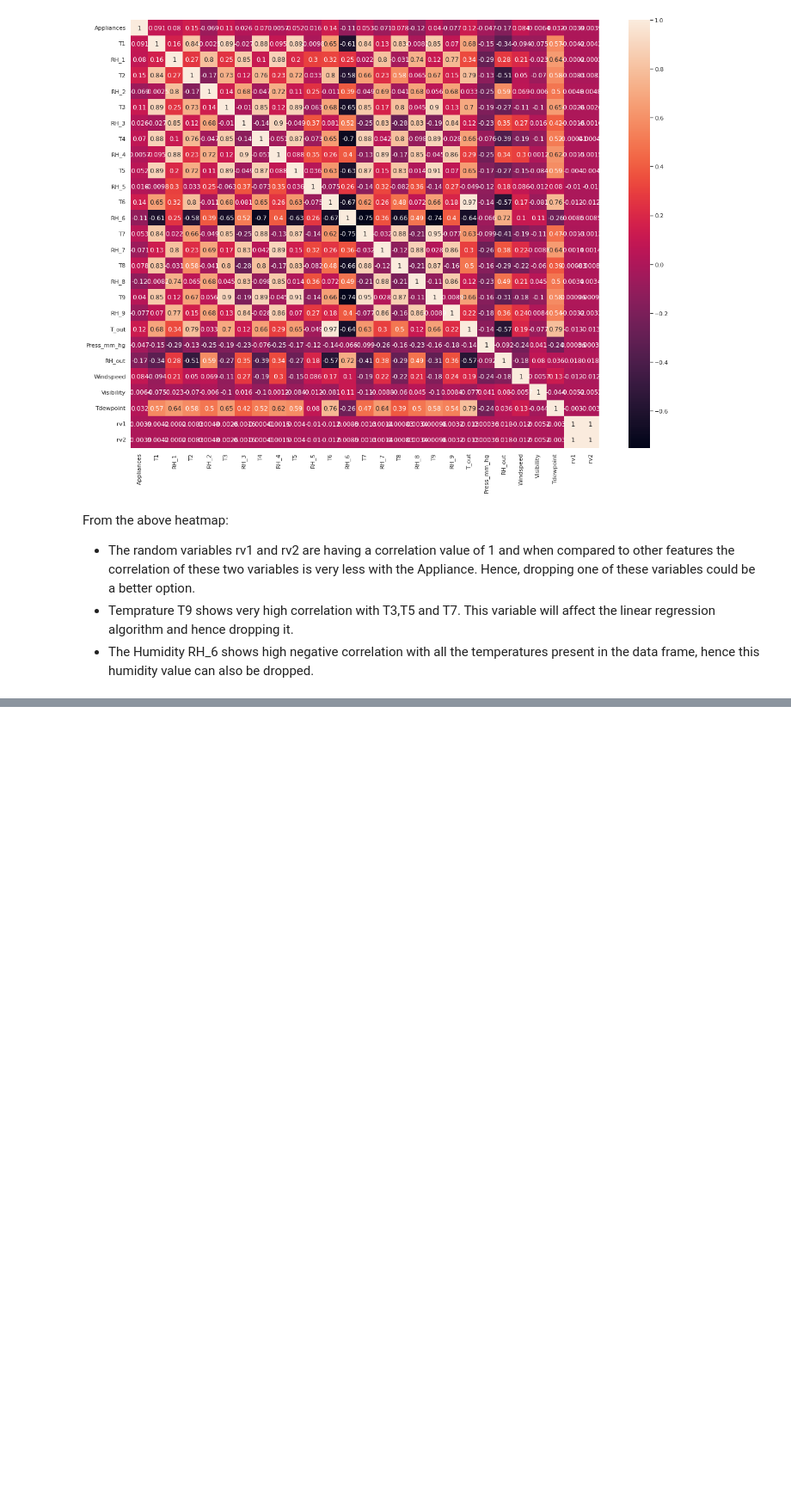
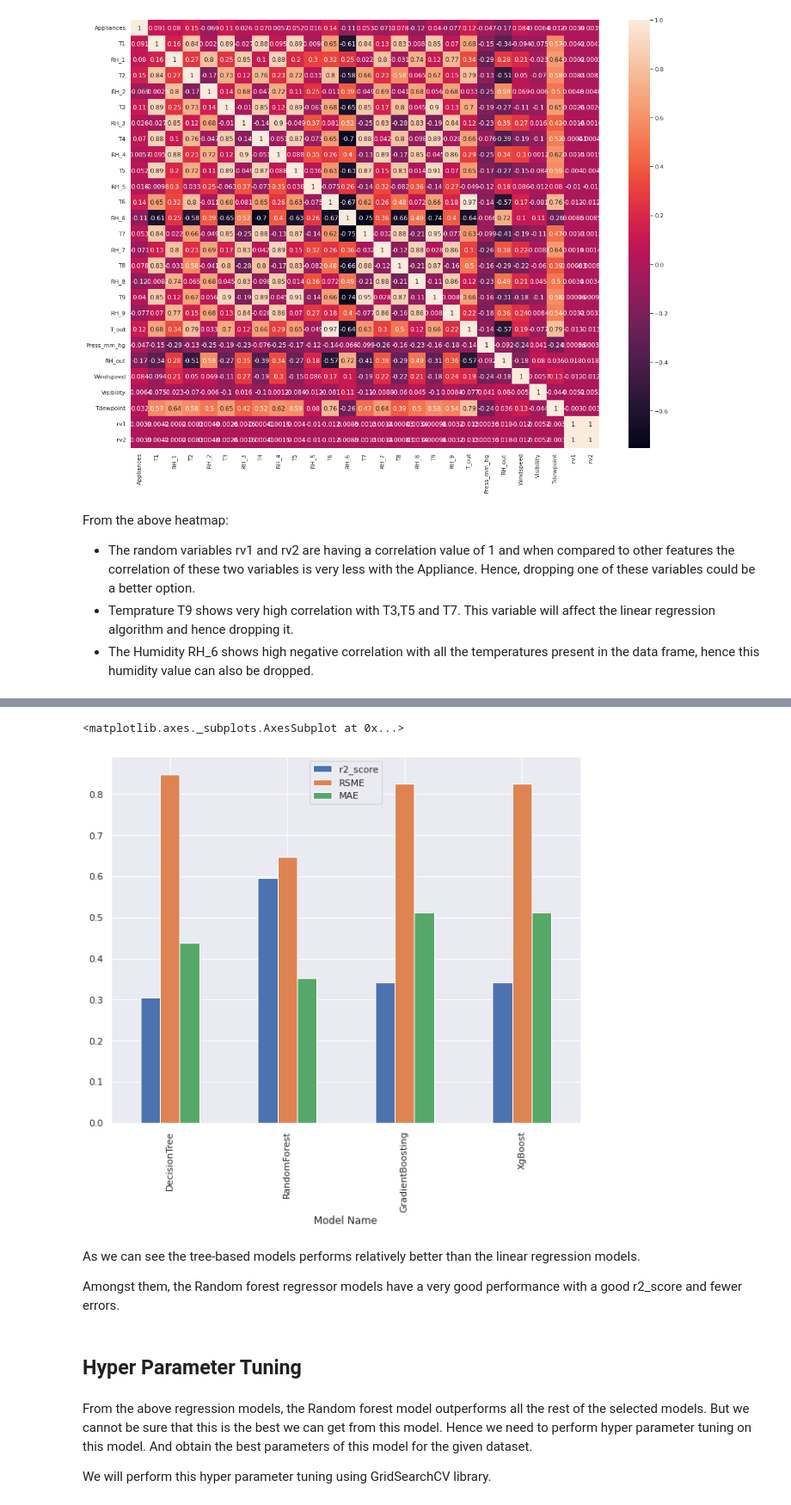
Before and after one commit to Srijan-Rai/Appliane-Energy-Prediction, a Jupyter notebook: ApplianceEnergyPrediction.ipynb, the cells around one changed output, grey strips where cells are left out. Shown at 86% size. Cells and saved outputs as stored; diff of their text form; code cells hidden in the pictures; blank space fills up the shorter version.

```diff
--- a/ApplianceEnergyPrediction.ipynb
+++ b/ApplianceEnergyPrediction.ipynb
@@ -389,0 +499,4 @@ df.drop(columns=["rv2","T9","RH_6"], inplace=True)
+# %%
+TreeModels = [["DecisionTree", DecisionTreeRegressor()],["RandomForest", RandomForestRegressor()],['GradientBoosting', GradientBoostingRegressor()],['XgBoost', XGBRegressor()]]
+# %%
+Tree_model_result =  ML_Models(TreeModels)
@@ -389,0 +505,3 @@ df.drop(columns=["rv2","T9","RH_6"], inplace=True)
+# %%
+Tree_model_result = pd.DataFrame(Tree_model_result)
+Tree_model_result
@@ -389,0 +514,15 @@ df.drop(columns=["rv2","T9","RH_6"], inplace=True)
+# %%
+Tree_model_result.plot(x="Model Name",y = ["r2_score","RSME","MAE"],kind = "bar", figsize= (10,8))
+# %% [output]
+<matplotlib.axes._subplots.AxesSubplot at 0x...>
+[figure, added]
+# %% [markdown]
+As we can see the tree-based models performs relatively better than the linear regression models.
+
+Amongst them, the Random forest regressor models have a very good performance with a good r2_score and fewer errors.
+# %% [markdown]
+## **Hyper Parameter Tuning**
+# %% [markdown]
+From the above regression models, the Random forest model outperforms all the rest of the selected models. But we cannot be sure that this is the best we can get from this model. Hence we need to perform hyper parameter tuning on this model. And obtain the best parameters of this model for the given dataset.
+
+We will perform this hyper parameter tuning using GridSearchCV library.
```
Also changed, not shown: parts of 42 cells of this notebook.
